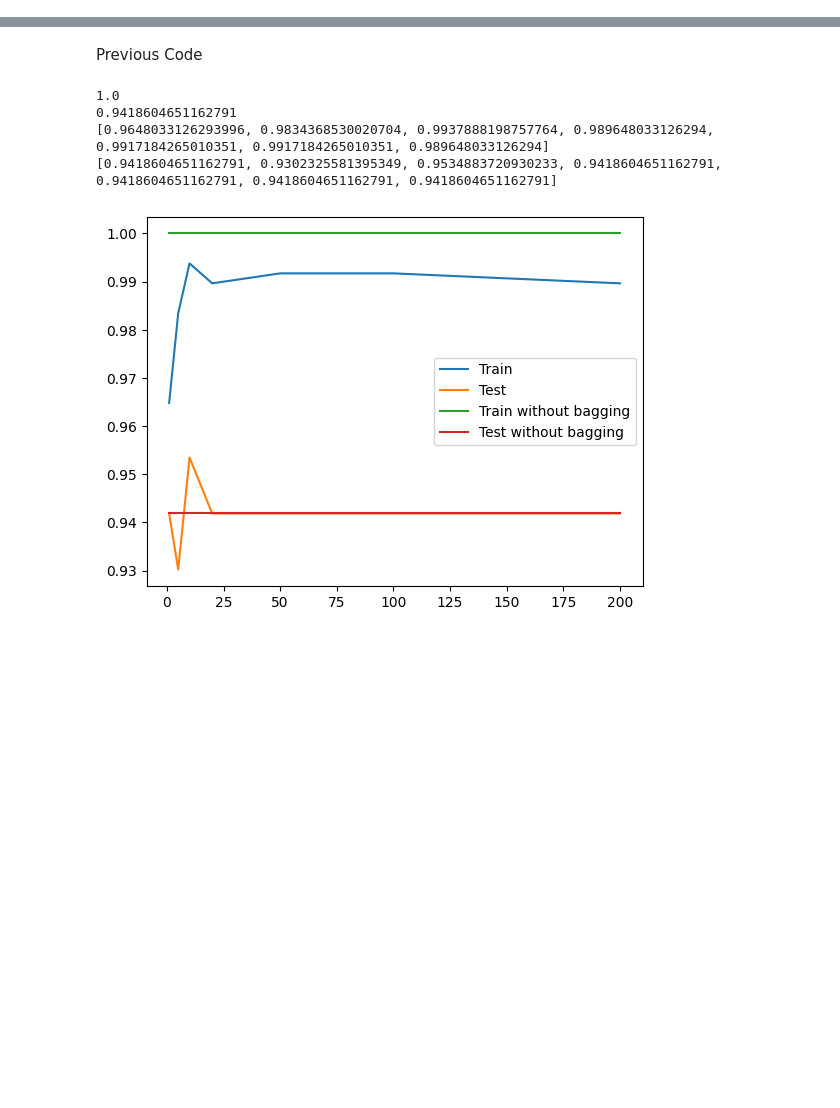
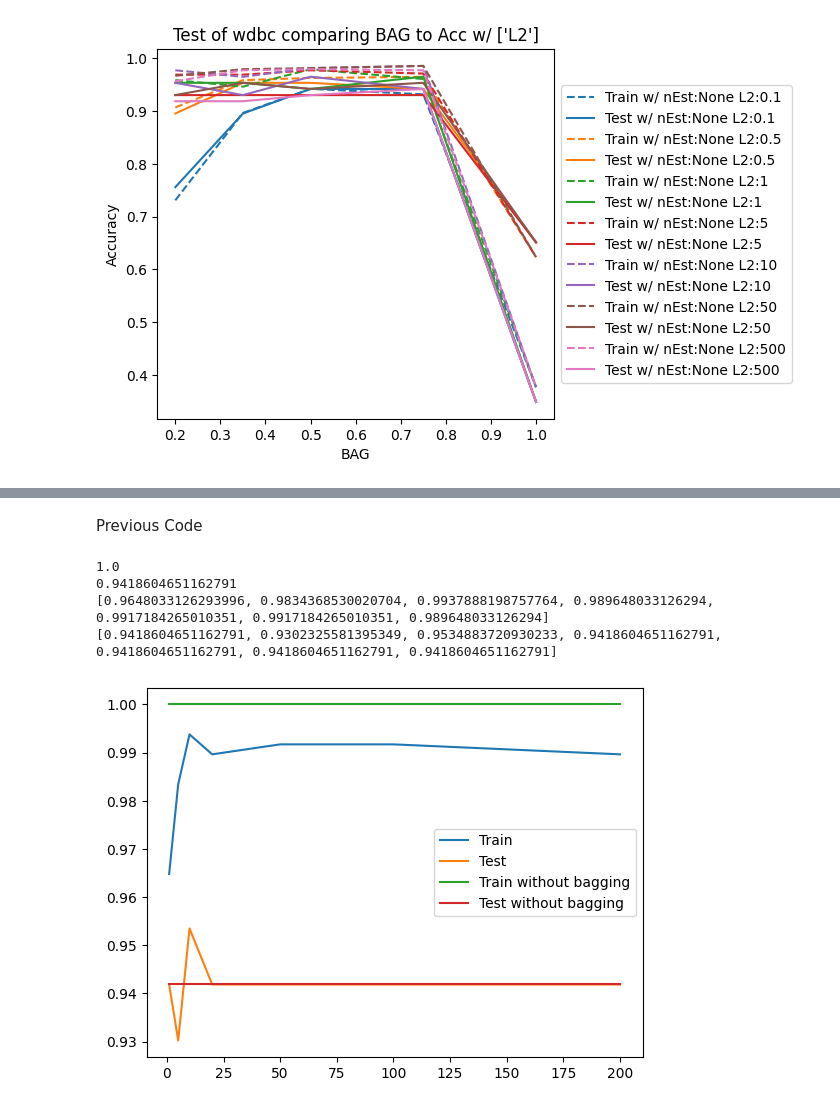
Before and after one commit to csci-567-project-KNQM/bagging-vs-boosting, a Jupyter notebook: main.ipynb, the cells around one changed output, grey strips where cells are left out. Saved outputs shown, nothing was run; the diff lists cells and outputs as text; code cells hidden in the pictures; blank space fills up the shorter version.

```diff
--- a/main.ipynb
+++ b/main.ipynb
@@ -304,0 +332,4 @@ testModel.Graph('L2',["NEST"])
+# %%
+testModel.Graph('BAG',["L2"])
+# %% [output]
+[figure, added]
```
Also changed, not shown: parts of 11 cells of this notebook.
